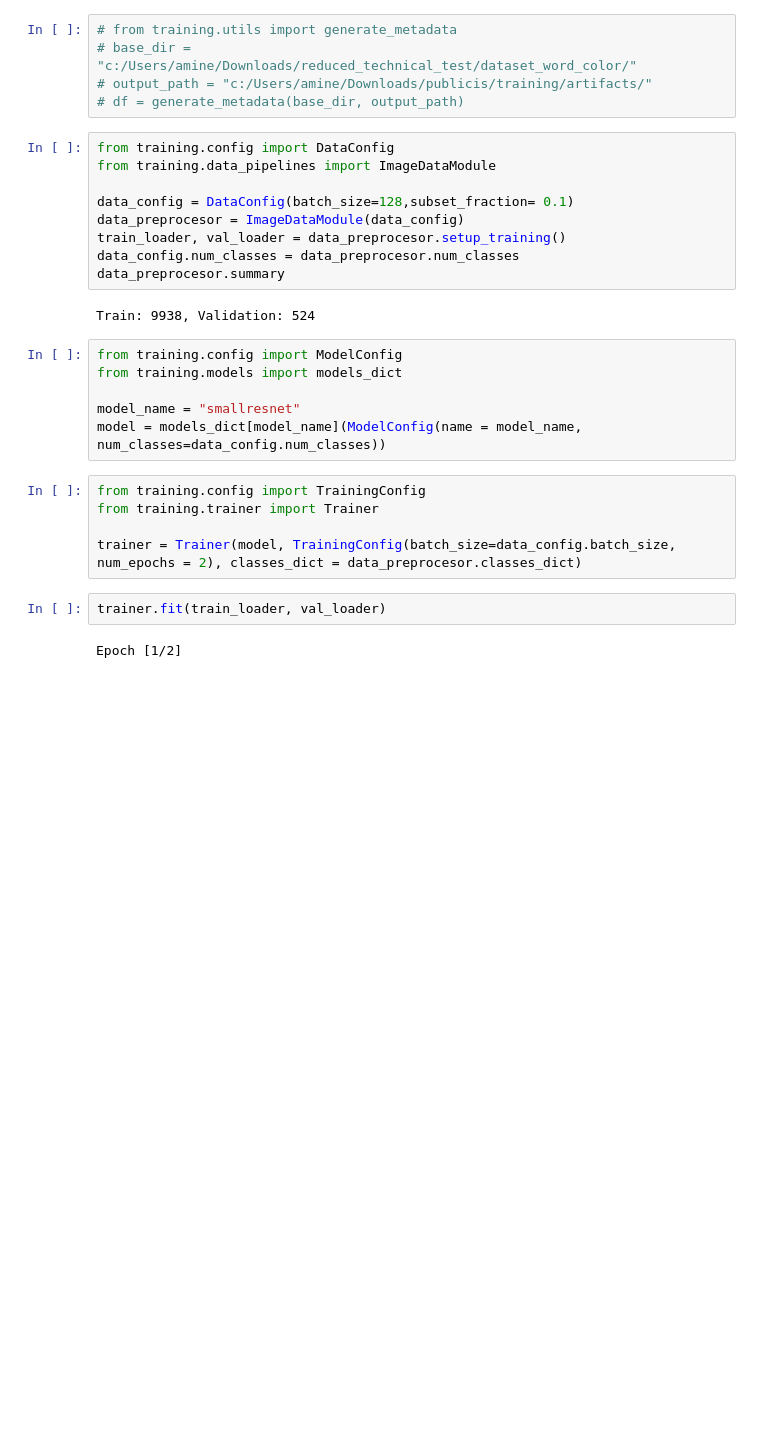
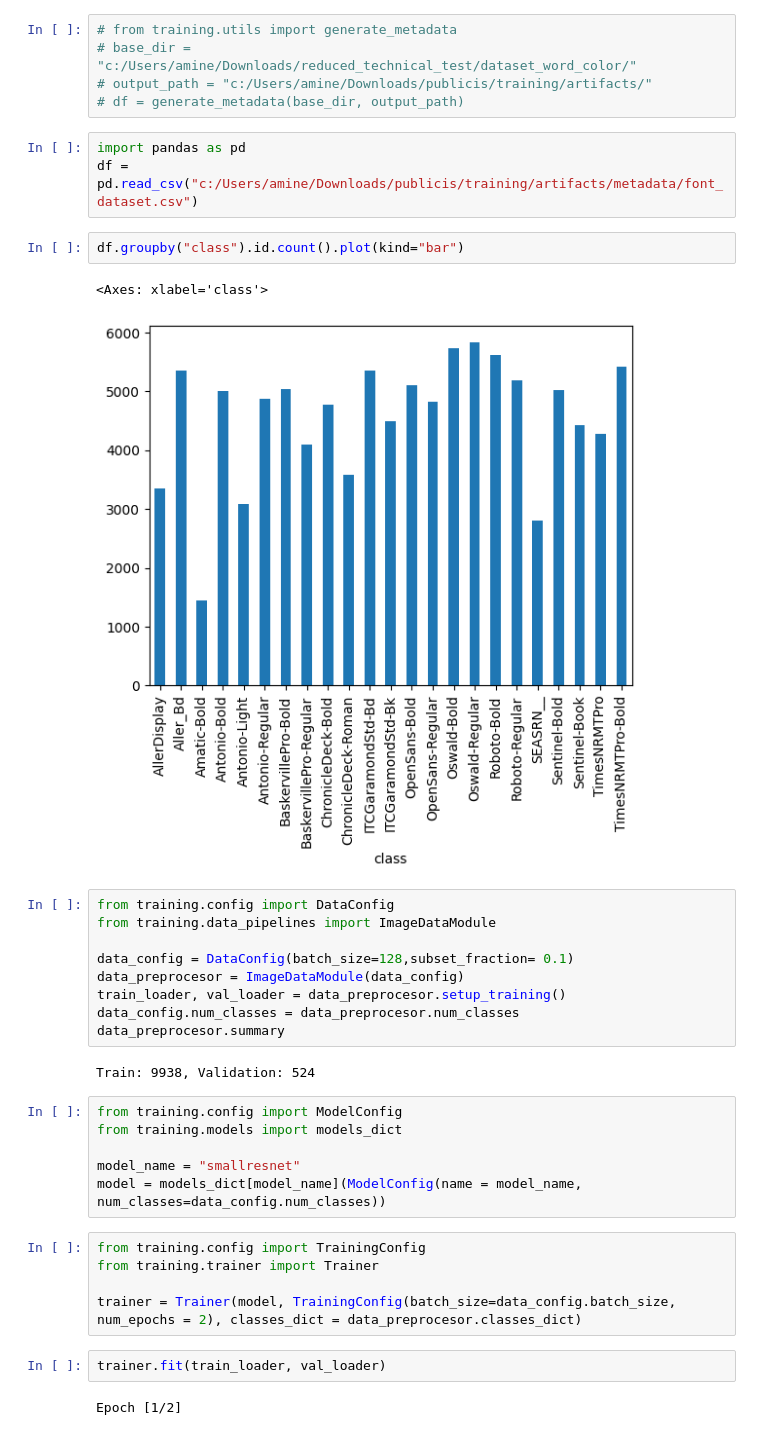
Before and after one commit to Medaminemairech/font_recognition, a Jupyter notebook: training/dev/dev.ipynb, the cells around one changed output. Drawn from its saved outputs; the diff is of its cells as text; blank space fills up the shorter version.

```diff
--- a/training/dev/dev.ipynb
+++ b/training/dev/dev.ipynb
@@ -3,6 +3,14 @@
 # base_dir = "c:/Users/amine/Downloads/reduced_technical_test/dataset_word_color/"
 # output_path = "c:/Users/amine/Downloads/publicis/training/artifacts/"
 # df = generate_metadata(base_dir, output_path)
+# %%
+import pandas as pd
+df = pd.read_csv("c:/Users/amine/Downloads/publicis/training/artifacts/metadata/font_dataset.csv")
+# %%
+df.groupby("class").id.count().plot(kind="bar")
+# %% [output]
+<Axes: xlabel='class'>
+[figure, added]
 # %%
 from training.config import DataConfig
 from training.data_pipelines import ImageDataModule
```
Also changed, not shown: parts of 1 cell of this notebook, 7 other files.
